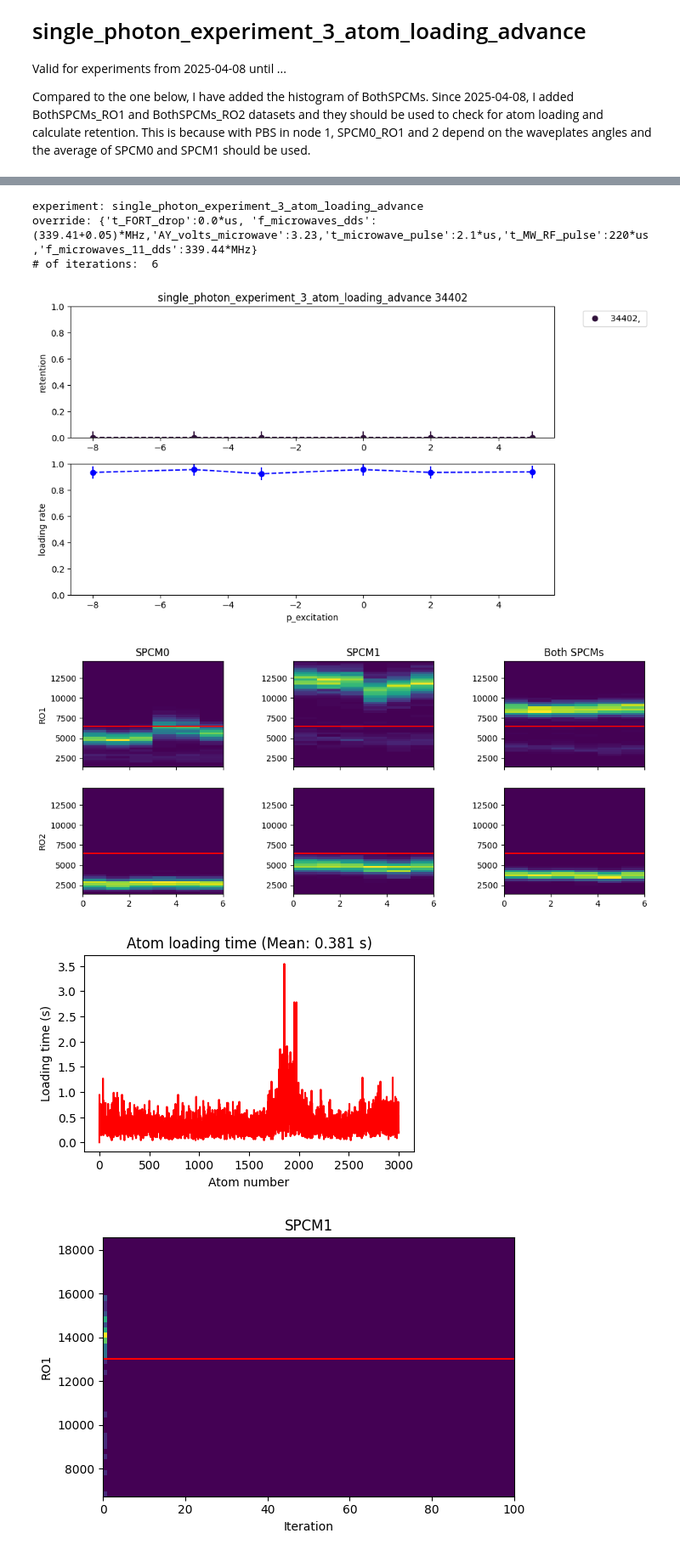
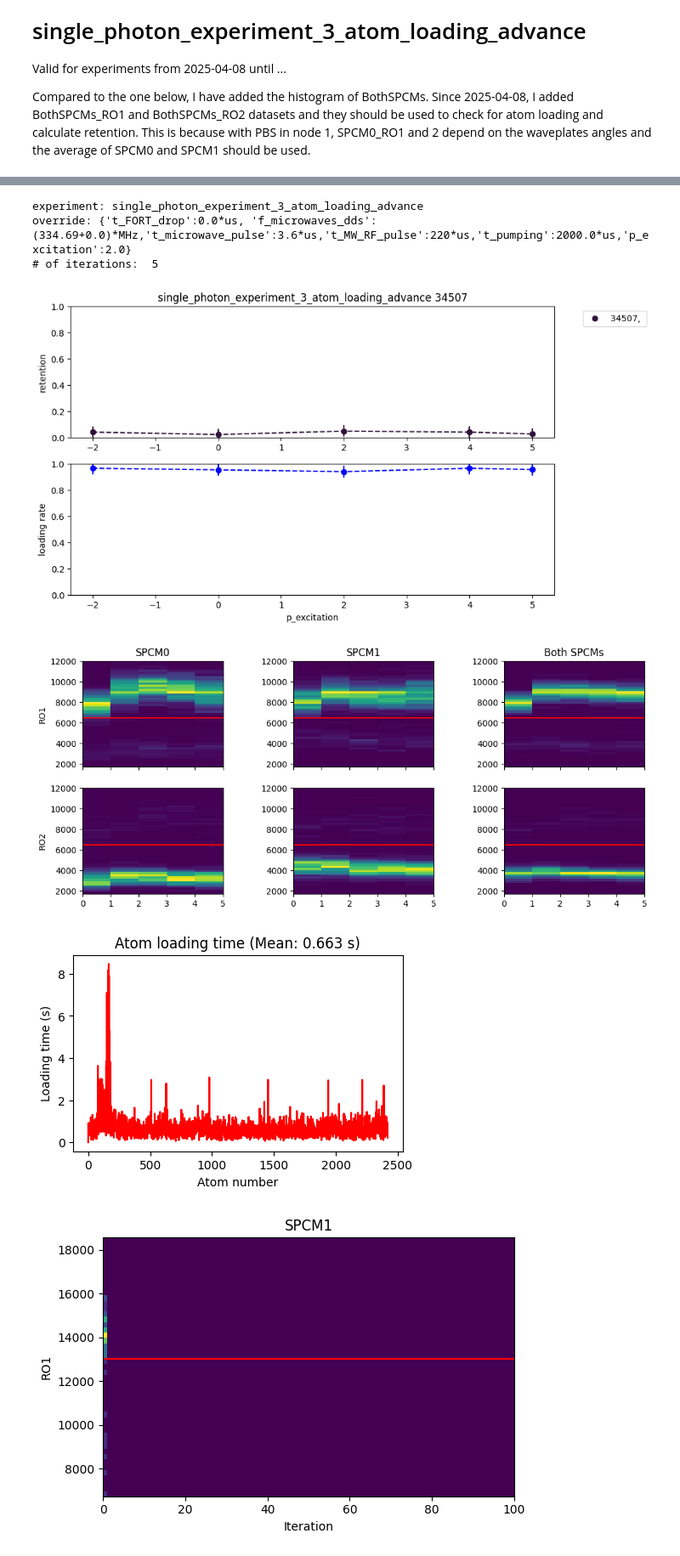
Before and after one commit to QuantumQuadrate/qn_artiq_routines, a Jupyter notebook: Analysis/Single photon analysis/singe_photon_analysis_2025.ipynb, the cells around one changed output, grey strips where cells are left out. Shown at 85% size. Cells and saved outputs as stored; diff of their text form; code cells hidden in the pictures.

```diff
--- a/Analysis/Single photon analysis/singe_photon_analysis_2025.ipynb
+++ b/Analysis/Single photon analysis/singe_photon_analysis_2025.ipynb
@@ -4,7 +4,7 @@ Valid for experiments from 2025-04-08 until ...
 
 Compared to the one below, I have added the histogram of BothSPCMs. Since 2025-04-08, I added BothSPCMs_RO1 and BothSPCMs_RO2 datasets and they should be used to check for atom loading and calculate retention. This is because with PBS in node 1, SPCM0_RO1 and 2 depend on the waveplates angles and the average of SPCM0 and SPCM1 should be used.
 # %%
-date_filters = ["2026-03-11"]
+date_filters = ["2026-03-18"]
 
 from matplotlib import pyplot as plt
 import matplotlib as mpl
@@ -73,7 +66,7 @@ file 12 (C:\Networking Experiment\artiq codes\artiq-master\results\2026-03-11\19
 # %%
 ### the file(s) to analyze:
 file_indices = {
-    12:'',
+    3:'',
 }
 
 compare = True # compare multiple files in the same retention and loading plots
@@ -314,38 +307,38 @@ if showhist:
     cax4 = ax4.imshow(np.array(SPCM0_RO2_hists[0]).transpose(), origin='lower', extent=[0, iterations, histMin, histMax])
     ax4.set_ylabel("RO2")
     ax4.axhline(cutoff2 / t_SPCM_first_shot, color='red')
     ax4.set_aspect('auto')
 
     ### Plot for SPCM1 RO2 in the 2nd row, 2nd column
     cax5 = ax5.imshow(np.array(SPCM1_RO2_hists[0]).transpose(), origin='lower', extent=[0, iterations, histMin, histMax])
     ax5.axhline(cutoff2 / t_SPCM_first_shot, color='red')
     ax5.set_aspect('auto')
 
     ### Plot for BothSPCMs RO2 in the 2nd row, 3rd column
     cax6 = ax6.imshow(np.array(BothSPCMs_RO2_hists[0]).transpose(), origin='lower', extent=[0, iterations, histMin, histMax])
     ax6.axhline(cutoff2 / t_SPCM_first_shot, color='red')
     ax6.set_aspect('auto')
 
     plt.subplots_adjust(hspace=0.2, wspace=0.5)
 plt.show()
 
 #######  Atom loading time plot
 ## We can slice the array to separate iterations later, if we want.
 mean_loading_time = np.mean(Atom_loading_time)
 plt.figure(figsize=(5, 3))
 plt.plot(Atom_loading_time, 'r-')
 
 plt.xlabel("Atom number")
 plt.ylabel("Loading time (s)")
 plt.title(f"Atom loading time (Mean: {mean_loading_time:.3f} s)")
 plt.show()
 # %% [output]
 experiment: single_photon_experiment_3_atom_loading_advance
-override: {'t_FORT_drop':0.0*us, 'f_microwaves_dds':(339.41+0.05)*MHz,'AY_volts_microwave':3.23,'t_microwave_pulse':2.1*us,'t_MW_RF_pulse':220*us,'f_microwaves_11_dds':339.44*MHz}
-# of iterations:  6
+override: {'t_FORT_drop':0.0*us, 'f_microwaves_dds':(334.69+0.0)*MHz,'t_microwave_pulse':3.6*us,'t_MW_RF_pulse':220*us,'t_pumping':2000.0*us,'p_excitation':2.0}
+# of iterations:  5
-[figure, old version]
+[figure, new version]
-[figure, old version]
+[figure, new version]
-[figure, old version]
+[figure, new version]
 # %%
 """
 Slicing SPCM1_RO1 into more sections to see the readout fluctuation over time in more details.
```
Also changed, not shown: parts of 4 cells of this notebook, 6 other files.
